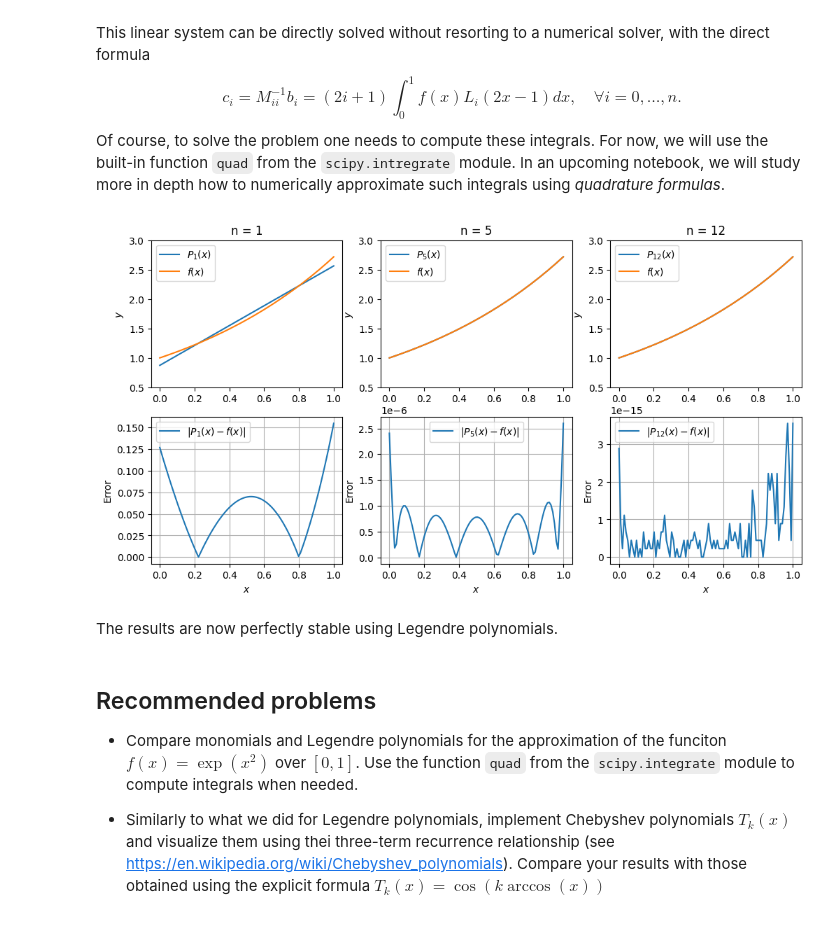
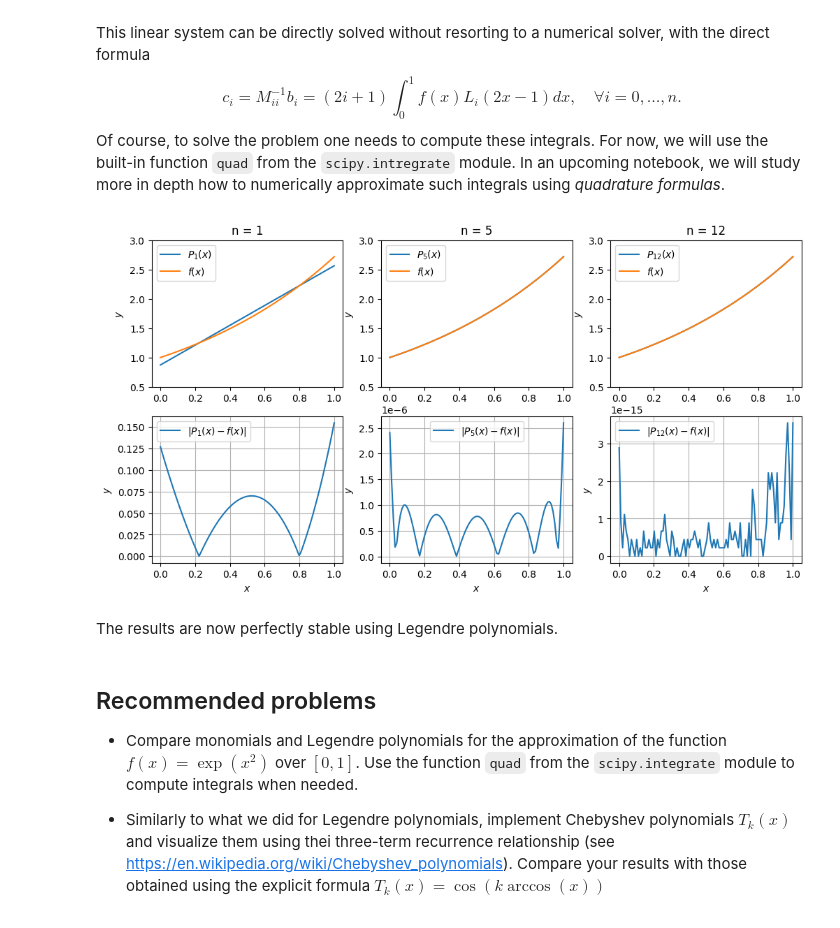
Before and after one commit to simone-brugiapaglia/numerical-analysis-notebooks, a Jupyter notebook: 10_Orthogonal_polynomials.ipynb, the cells around one changed output. Cells and saved outputs as stored; diff of their text form; code cells hidden in the pictures.

```diff
--- a/10_Orthogonal_polynomials.ipynb
+++ b/10_Orthogonal_polynomials.ipynb
@@ -127,7 +127,7 @@ for n in n_values:
     # visualize error
     plt.subplot(2, 3, i_n+3)
     plt.plot(x_grid, np.abs(poly_eval_monomial(c, x_grid) - f(x_grid)), label = '$|P_{'+str(n)+'}(x) - f(x)|$' )
-    plt.ylabel('Error')
+    plt.ylabel('$y$')
     plt.xlabel('$x$')
     plt.grid()
     plt.legend()
@@ -209,40 +209,40 @@ plt.figure(figsize = (12, 6) )
 x_grid = np.linspace(0,1,100)
 
 # construct continuous least squares approximations for different values of n
 i_n = 0
 for n in n_values:
     i_n += 1
 
     # Solve diagonal system of normal equations
     c = np.zeros((n+1,1))
     for i in np.arange(n+1):
         c[i] = b[i] * (2*i + 1)
 
     # visualize results
     plt.subplot(2, 3, i_n)
     plt.plot(x_grid, poly_eval_legendre(c, 2*x_grid-1), label = '$P_{'+str(n)+'}(x)$' )
     plt.plot(x_grid, f(x_grid), label = '$f(x)$')
     plt.ylabel('$y$')
     plt.ylim([0.5,3])
     plt.title('n = '+str(n))
     plt.legend()
 
     # visualize error
     plt.subplot(2, 3, i_n+3)
     plt.plot(x_grid, np.abs(poly_eval_legendre(c, 2*x_grid-1) - f(x_grid)), label = '$|P_{'+str(n)+'}(x) - f(x)|$' )
-    plt.ylabel('Error')
+    plt.ylabel('$y$')
     plt.xlabel('$x$')
     plt.grid()
     plt.legend()
 
 plt.show()
 # %% [output]
-[figure, old version]
+[figure, new version]
 # %% [markdown]
 The results are now perfectly stable using Legendre polynomials.
 # %% [markdown]
 ## Recommended problems
 
-- Compare monomials and Legendre polynomials for the approximation of the funciton $f(x) = \exp(x^2)$ over $[0,1]$. Use the function `quad` from the `scipy.integrate` module to compute integrals when needed.
+- Compare monomials and Legendre polynomials for the approximation of the function $f(x) = \exp(x^2)$ over $[0,1]$. Use the function `quad` from the `scipy.integrate` module to compute integrals when needed.
 
 - Similarly to what we did for Legendre polynomials, implement Chebyshev polynomials $T_k(x)$ and visualize them using thei three-term recurrence relationship (see https://en.wikipedia.org/wiki/Chebyshev_polynomials). Compare your results with those obtained using the explicit formula $T_k(x) = \cos(k \arccos(x))$
```
Also changed, not shown: parts of 1 cell of this notebook.
